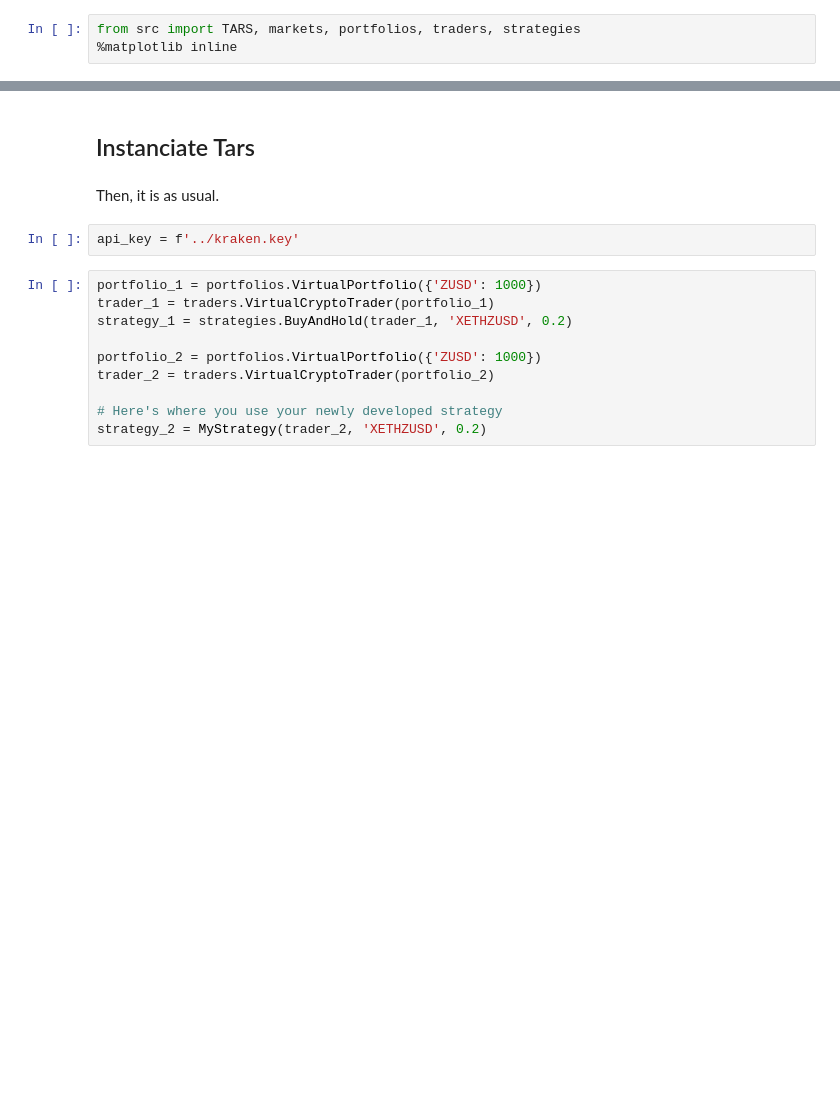
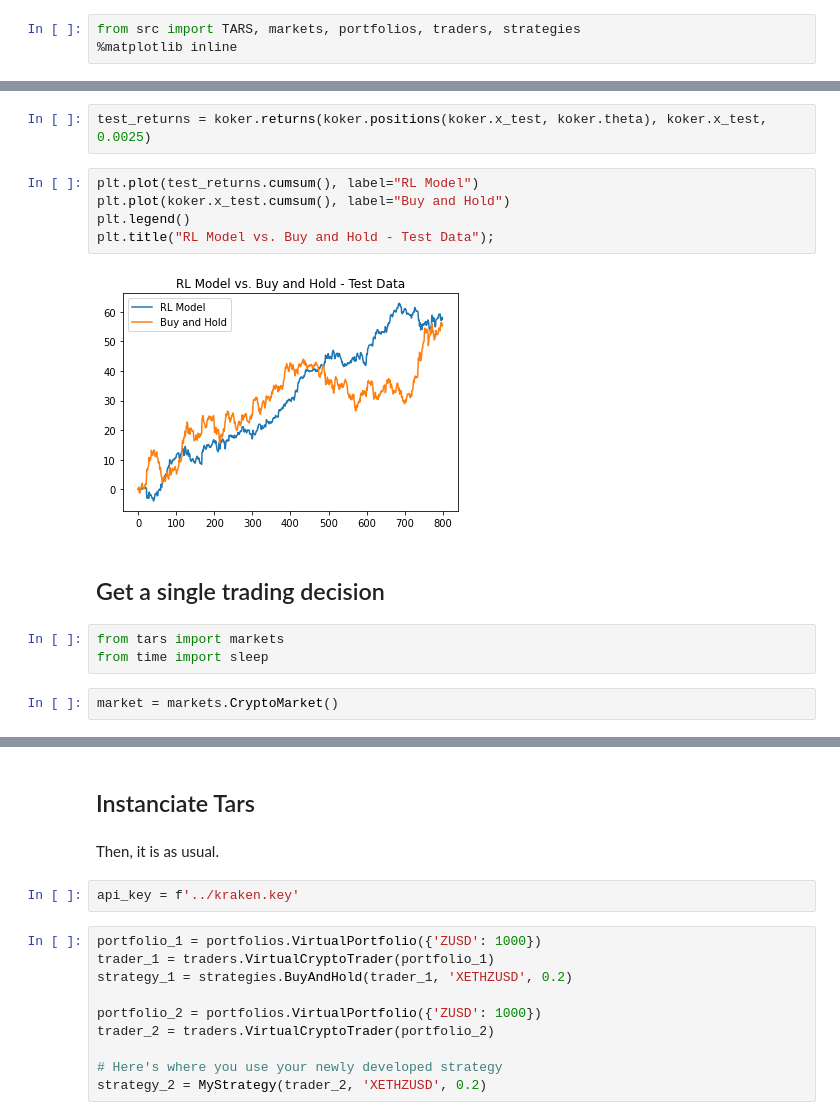
Before and after one commit to fredmontet/tars, a Jupyter notebook: notebooks/misc/strategy-koker.ipynb, the cells around one changed output, grey strips where cells are left out. Cells and saved outputs as stored; diff of their text form; blank space fills up the shorter version.

```diff
--- a/notebooks/misc/strategy-koker.ipynb
+++ b/notebooks/misc/strategy-koker.ipynb
@@ -122,0 +160,16 @@ class Koker:
+# %%
+test_returns = koker.returns(koker.positions(koker.x_test, koker.theta), koker.x_test, 0.0025)
+# %%
+plt.plot(test_returns.cumsum(), label="RL Model")
+plt.plot(koker.x_test.cumsum(), label="Buy and Hold")
+plt.legend()
+plt.title("RL Model vs. Buy and Hold - Test Data");
+# %% [output]
+[figure, added]
+# %% [markdown]
+## Get a single trading decision
+# %%
+from tars import markets
+from time import sleep
+# %%
+market = markets.CryptoMarket()
```
Also changed, not shown: parts of 14 cells of this notebook, 2 other files.
